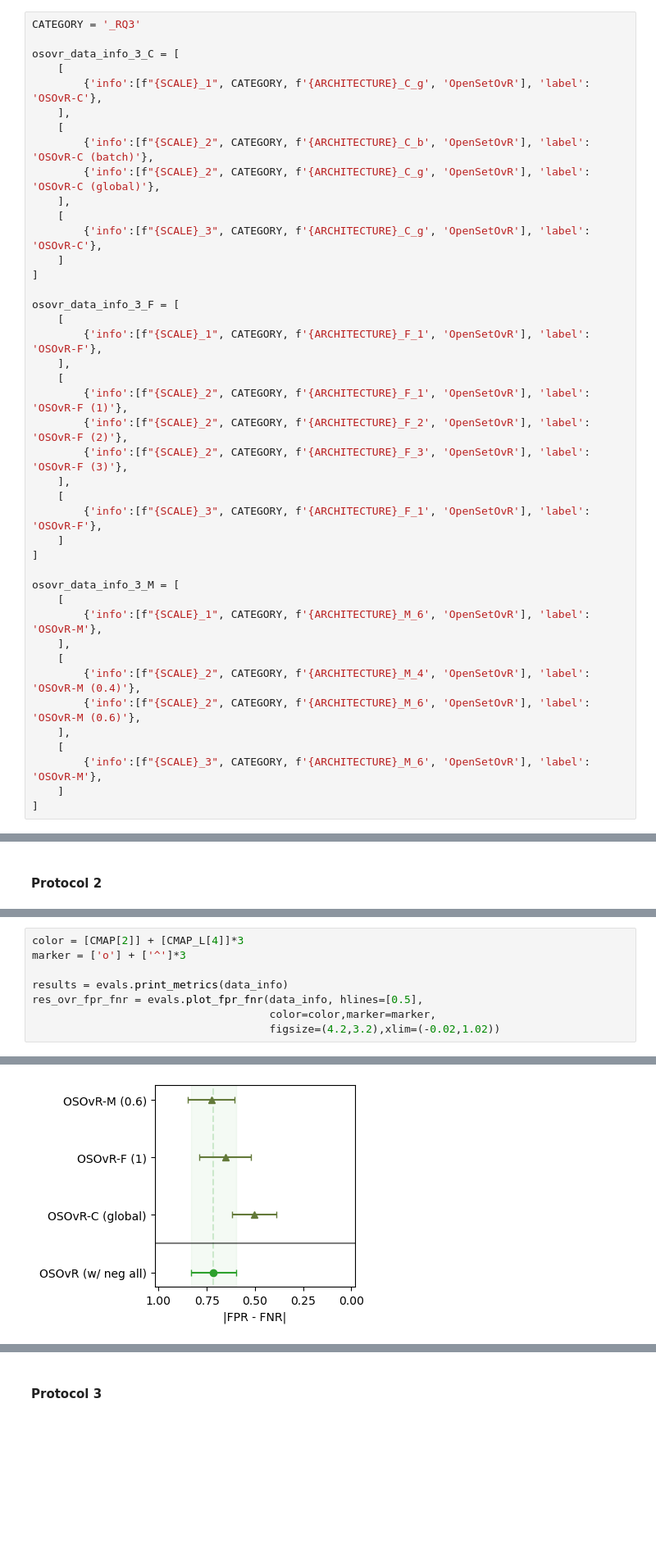
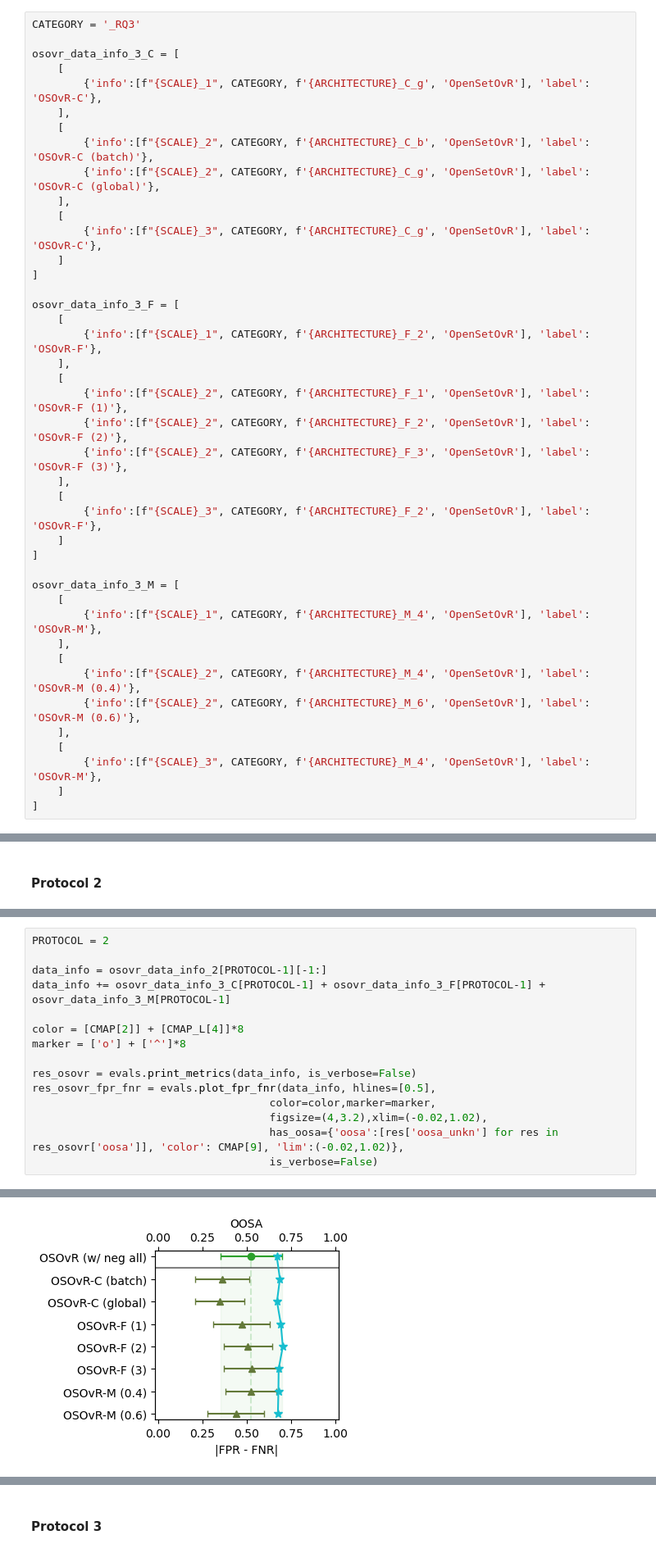
Before and after one commit to hk-kaden-kim/openset-binary, a Jupyter notebook: results-large.ipynb, the cells around one changed output, grey strips where cells are left out. Shown at 82% size. Cells and saved outputs as stored; diff of their text form; blank space fills up the shorter version.

```diff
--- a/results-large.ipynb
+++ b/results-large.ipynb
@@ -261,7 +261,7 @@ osovr_data_info_3_C = [
 
 osovr_data_info_3_F = [
     [
-        {'info':[f"{SCALE}_1", CATEGORY, f'{ARCHITECTURE}_F_1', 'OpenSetOvR'], 'label': 'OSOvR-F'},
+        {'info':[f"{SCALE}_1", CATEGORY, f'{ARCHITECTURE}_F_2', 'OpenSetOvR'], 'label': 'OSOvR-F'},
     ],
     [
         {'info':[f"{SCALE}_2", CATEGORY, f'{ARCHITECTURE}_F_1', 'OpenSetOvR'], 'label': 'OSOvR-F (1)'},
@@ -269,20 +269,20 @@ osovr_data_info_3_F = [
         {'info':[f"{SCALE}_2", CATEGORY, f'{ARCHITECTURE}_F_3', 'OpenSetOvR'], 'label': 'OSOvR-F (3)'},
     ],
     [
-        {'info':[f"{SCALE}_3", CATEGORY, f'{ARCHITECTURE}_F_1', 'OpenSetOvR'], 'label': 'OSOvR-F'},
+        {'info':[f"{SCALE}_3", CATEGORY, f'{ARCHITECTURE}_F_2', 'OpenSetOvR'], 'label': 'OSOvR-F'},
     ]
 ]
 
 osovr_data_info_3_M = [
     [
-        {'info':[f"{SCALE}_1", CATEGORY, f'{ARCHITECTURE}_M_6', 'OpenSetOvR'], 'label': 'OSOvR-M'},
+        {'info':[f"{SCALE}_1", CATEGORY, f'{ARCHITECTURE}_M_4', 'OpenSetOvR'], 'label': 'OSOvR-M'},
     ],
     [
         {'info':[f"{SCALE}_2", CATEGORY, f'{ARCHITECTURE}_M_4', 'OpenSetOvR'], 'label': 'OSOvR-M (0.4)'},
         {'info':[f"{SCALE}_2", CATEGORY, f'{ARCHITECTURE}_M_6', 'OpenSetOvR'], 'label': 'OSOvR-M (0.6)'},
     ],
     [
-        {'info':[f"{SCALE}_3", CATEGORY, f'{ARCHITECTURE}_M_6', 'OpenSetOvR'], 'label': 'OSOvR-M'},
+        {'info':[f"{SCALE}_3", CATEGORY, f'{ARCHITECTURE}_M_4', 'OpenSetOvR'], 'label': 'OSOvR-M'},
     ]
 ]
 # %% [markdown]
@@ -877,11 +961,18 @@ for idx in range(len(data_info)):
 # %%
-color = [CMAP[2]] + [CMAP_L[4]]*3
-marker = ['o'] + ['^']*3
+PROTOCOL = 2
 
-results = evals.print_metrics(data_info)
-res_ovr_fpr_fnr = evals.plot_fpr_fnr(data_info, hlines=[0.5],
+data_info = osovr_data_info_2[PROTOCOL-1][-1:]
+data_info += osovr_data_info_3_C[PROTOCOL-1] + osovr_data_info_3_F[PROTOCOL-1] + osovr_data_info_3_M[PROTOCOL-1]
+
+color = [CMAP[2]] + [CMAP_L[4]]*8
+marker = ['o'] + ['^']*8
+
+res_osovr = evals.print_metrics(data_info, is_verbose=False)
+res_osovr_fpr_fnr = evals.plot_fpr_fnr(data_info, hlines=[0.5],
                                      color=color,marker=marker,
-                                     figsize=(4.2,3.2),xlim=(-0.02,1.02))
+                                     figsize=(4,3.2),xlim=(-0.02,1.02),
+                                     has_oosa={'oosa':[res['oosa_unkn'] for res in res_osovr['oosa']], 'color': CMAP[9], 'lim':(-0.02,1.02)},
+                                     is_verbose=False)
 # %% [output]
                         oosa                    iosa
 acc     auroc   openauc _val    _neg    _unkn * _neg    _unkn
@@ -897 +980 @@ average std     model
-[figure, old version]
+[figure, new version]
```
Also changed, not shown: parts of 71 cells of this notebook, 4 other files.
